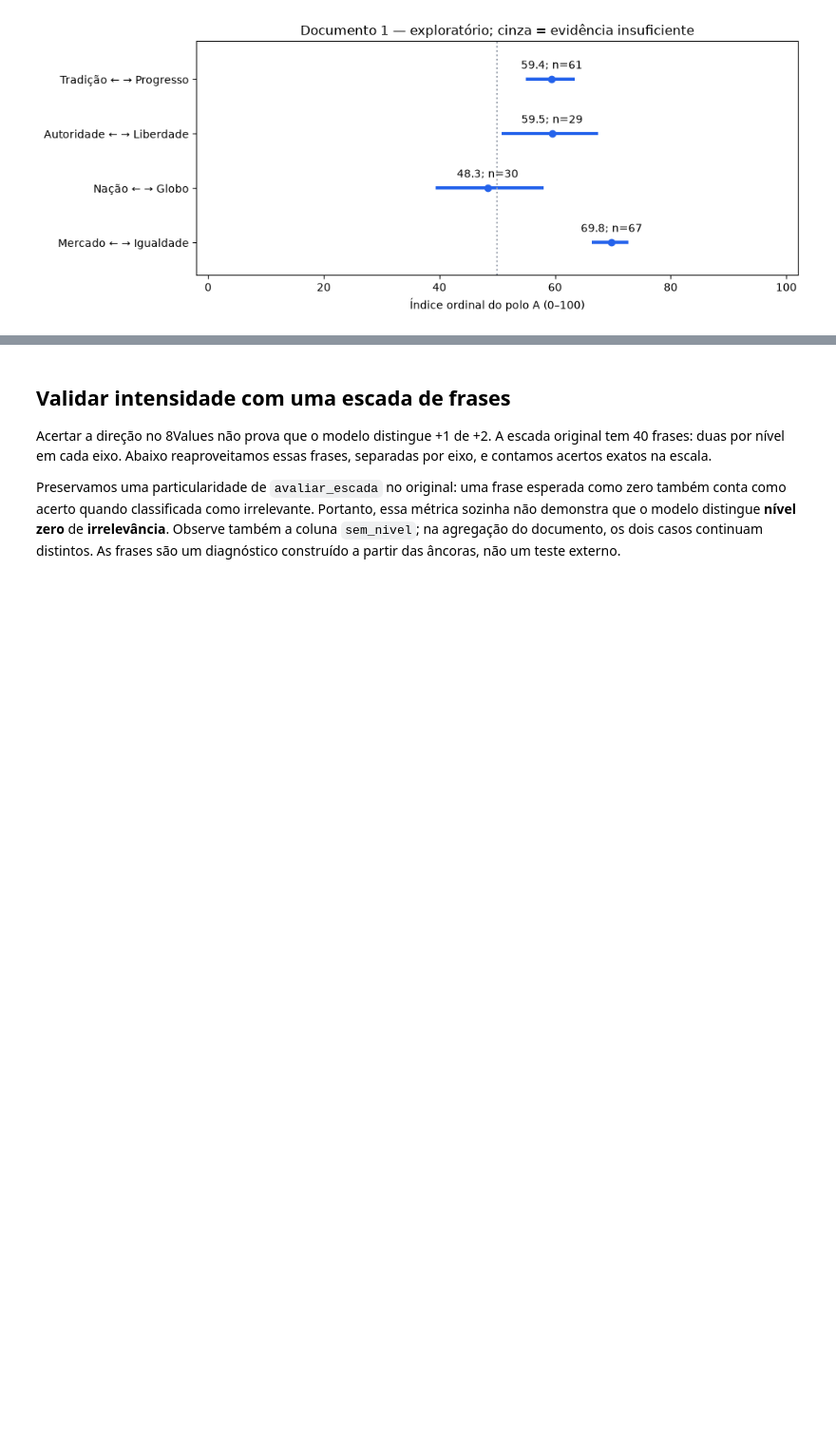
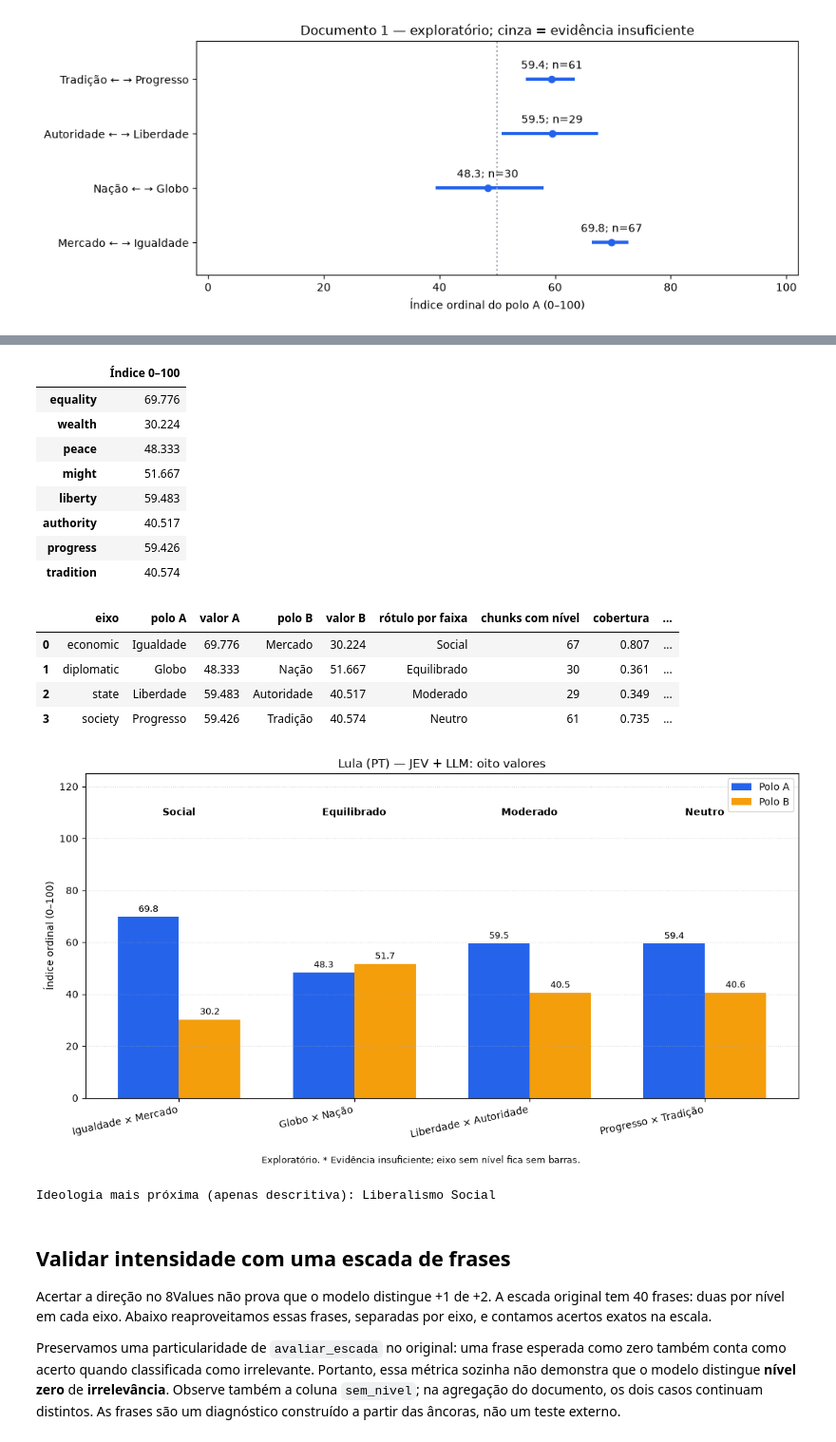
Before and after one commit to micaelol12/TCC, a Jupyter notebook: teste.ipynb, the cells around one changed output, grey strips where cells are left out. Shown at 95% size. Drawn from its saved outputs; the diff is of its cells as text; code cells hidden in the pictures; blank space fills up the shorter version.

```diff
--- a/teste.ipynb
+++ b/teste.ipynb
@@ -2162,3 +2306,51 @@ if EXECUTAR_APIS and EXECUTAR_DOCUMENTO:
+# %%
+# Execute após o bloco que produz cobertura_documento; nenhuma chamada remota aqui.
+if EXECUTAR_APIS and EXECUTAR_DOCUMENTO:
+    caminho_ideologias = Path(QUESTIONS_PATH).resolve().parent / "ideologies.json"
+    ideologias_8values = ler_json(caminho_ideologias) if caminho_ideologias.is_file() else []
+    resultado_8values = converter_documento_8values(cobertura_documento, ideologias_8values)
+    scores_8values = resultado_8values["scores"]
+    tabela_8values = pd.DataFrame(resultado_8values["eixos"])
+    display(pd.Series(scores_8values, name="Índice 0–100").round(3).to_frame())
+    display(tabela_8values.round(3))
+
+    ax_8values = grafico_scores(
+        scores_8values, resultado_8values["labels"],
+        f"{DOCUMENTO_NOME} — JEV + LLM: oito valores",
+        suficientes=tabela_8values["evidência suficiente"].to_list(),
+    )
+    figura_8values = ax_8values.figure
+    plt.show()
+    ideologia = resultado_8values["closest_ideology"]
+    if ideologia is not None:
+        print("Ideologia mais próxima (apenas descritiva):", ideologia["name"])
+    else:
+        print("Ideologia mais próxima indisponível: faltam eixos estimados ou referências locais.")
+    if DIR_ESTUDO is not None:
+        (DIR_ESTUDO / "documento_8values.json").write_text(
+            json.dumps(_json_estrito(resultado_8values), ensure_ascii=False, indent=2),
+            encoding="utf-8")
+        tabela_8values.to_csv(DIR_ESTUDO / "documento_8values.csv", index=False)
+        figura_8values.savefig(DIR_ESTUDO / "documento_8values.png", dpi=150, bbox_inches="tight")
+else:
+    print("Conversão disponível após executar a análise real do documento.")
+# %% [output]
+|  | Índice 0–100 |
+| equality | 69.776 |
+| wealth | 30.224 |
+| peace | 48.333 |
+| might | 51.667 |
+| liberty | 59.483 |
+| authority | 40.517 |
+| progress | 59.426 |
+| tradition | 40.574 |
+|  | eixo | polo A | valor A | polo B | valor B | rótulo por faixa | chunks com nível | cobertura | ... |
+| 0 | economic | Igualdade | 69.776 | Mercado | 30.224 | Social | 67 | 0.807 | ... |
+| 1 | diplomatic | Globo | 48.333 | Nação | 51.667 | Equilibrado | 30 | 0.361 | ... |
+| 2 | state | Liberdade | 59.483 | Autoridade | 40.517 | Moderado | 29 | 0.349 | ... |
+| 3 | society | Progresso | 59.426 | Tradição | 40.574 | Neutro | 61 | 0.735 | ... |
+[figure, added]
+Ideologia mais próxima (apenas descritiva): Liberalismo Social
 # %% [markdown]
 ## Validar intensidade com uma escada de frases
 
```
Also changed, not shown: parts of 3 cells of this notebook, 3 other files.
